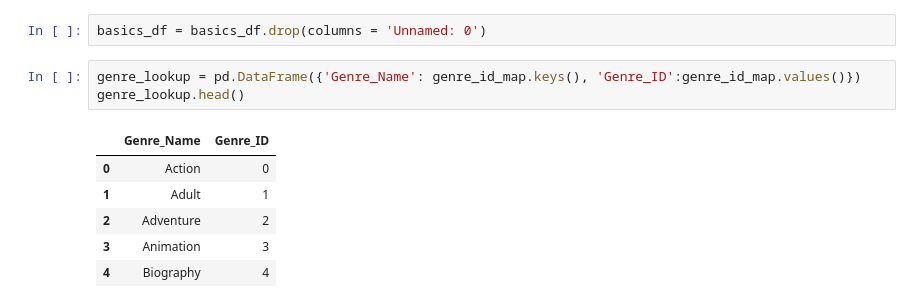
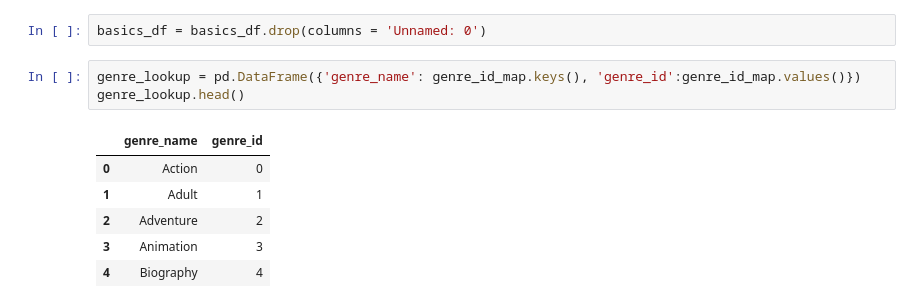
Before and after one commit to donmarcolaureano/Movie-Database, a Jupyter notebook: Transform_and_load.ipynb, the cells around one changed output. Drawn from its saved outputs; the diff is of its cells as text.

```diff
--- a/Transform_and_load.ipynb
+++ b/Transform_and_load.ipynb
@@ -264,10 +265,10 @@ basics_df
 # %%
 basics_df = basics_df.drop(columns = 'Unnamed: 0')
 # %%
-genre_lookup = pd.DataFrame({'Genre_Name': genre_id_map.keys(), 'Genre_ID':genre_id_map.values()})
+genre_lookup = pd.DataFrame({'genre_name': genre_id_map.keys(), 'genre_id':genre_id_map.values()})
 genre_lookup.head()
 # %% [output]
-|  | Genre_Name | Genre_ID |
+|  | genre_name | genre_id |
 | 0 | Action | 0 |
 | 1 | Adult | 1 |
 | 2 | Adventure | 2 |
```
Also changed, not shown: parts of 10 cells of this notebook.
